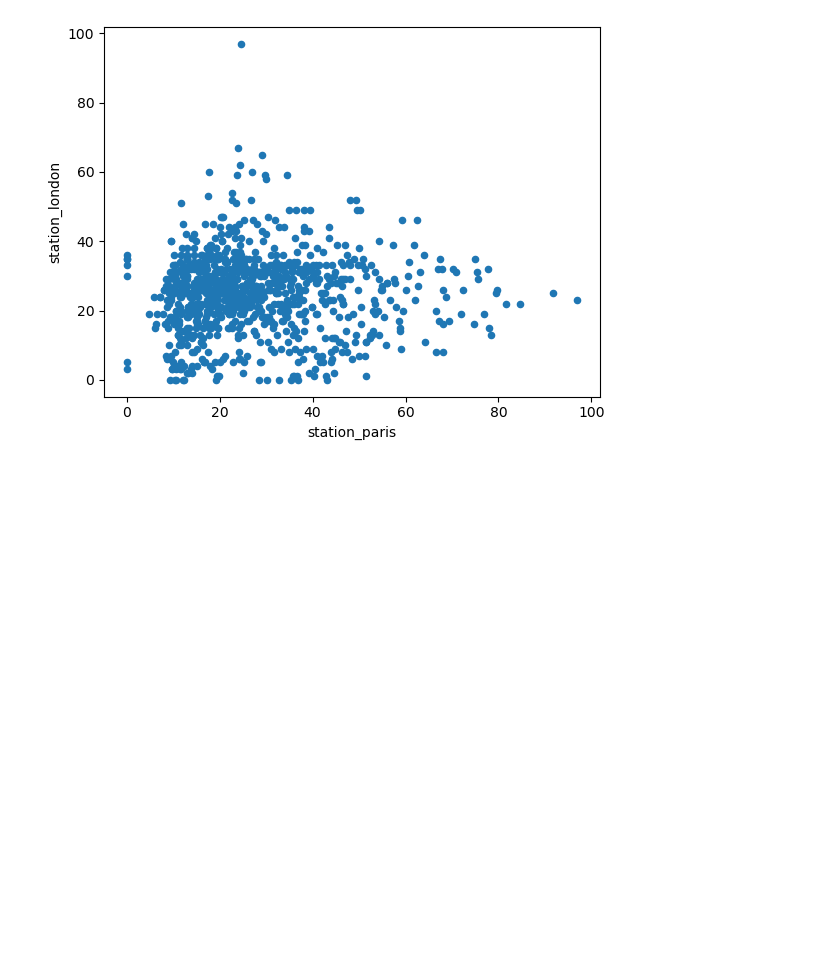
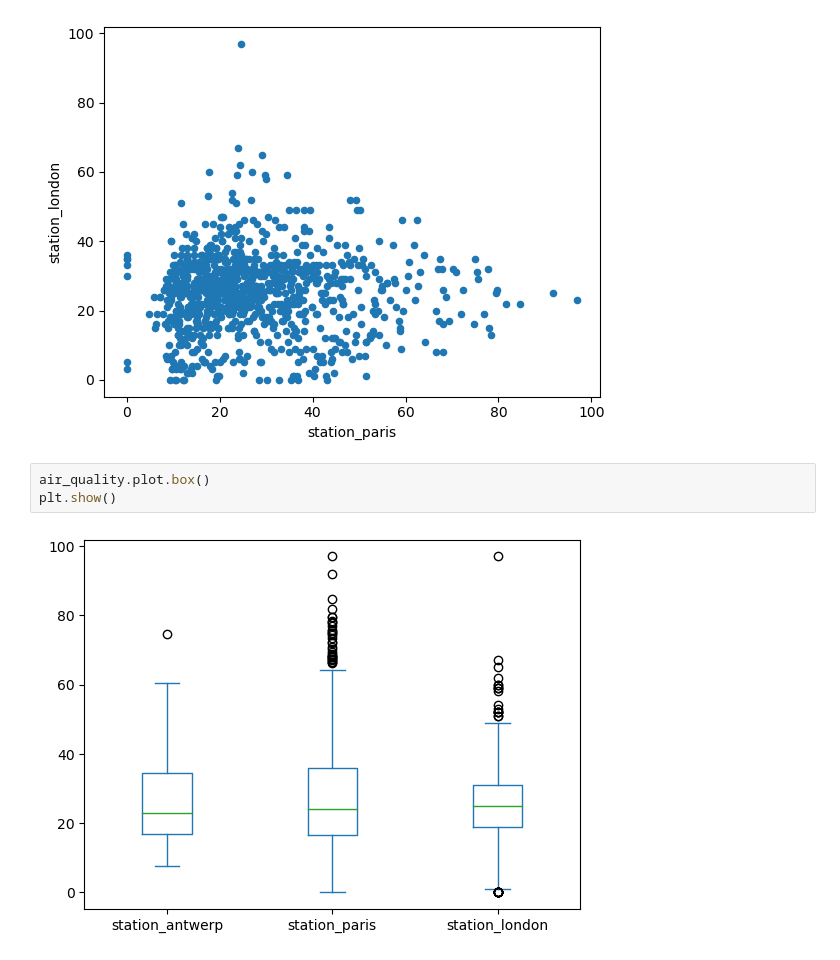
Before and after one commit to 45Harry/Data_Science, a Jupyter notebook: Pandas/numpy_fundamentals.ipynb, the cells around one changed output. Drawn from its saved outputs; the diff is of its cells as text; blank space fills up the shorter version.

```diff
--- a/Pandas/numpy_fundamentals.ipynb
+++ b/Pandas/numpy_fundamentals.ipynb
@@ -304,3 +304,8 @@ air_quality.plot.scatter(x = 'station_paris',y= 'station_london' , alpha = 1)
 plt.show()
 # %% [output]
 [figure]
+# %%
+air_quality.plot.box()
+plt.show()
+# %% [output]
+[figure, added]
```
Also changed, not shown: parts of 20 cells of this notebook.
